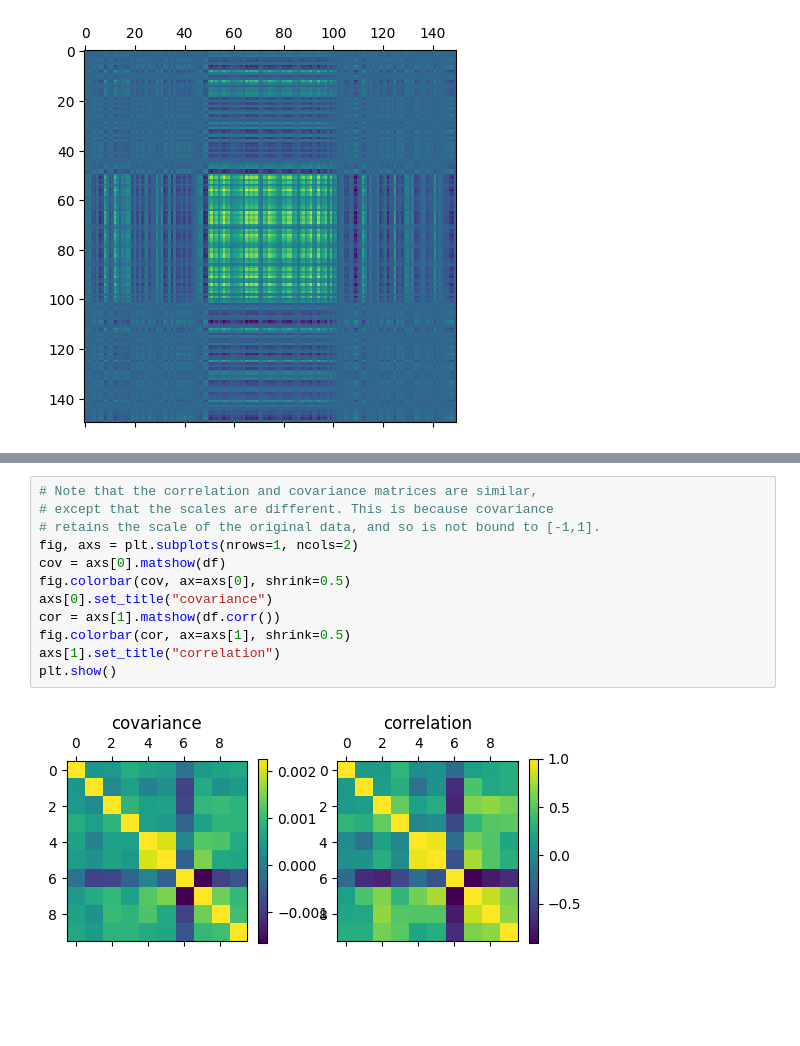
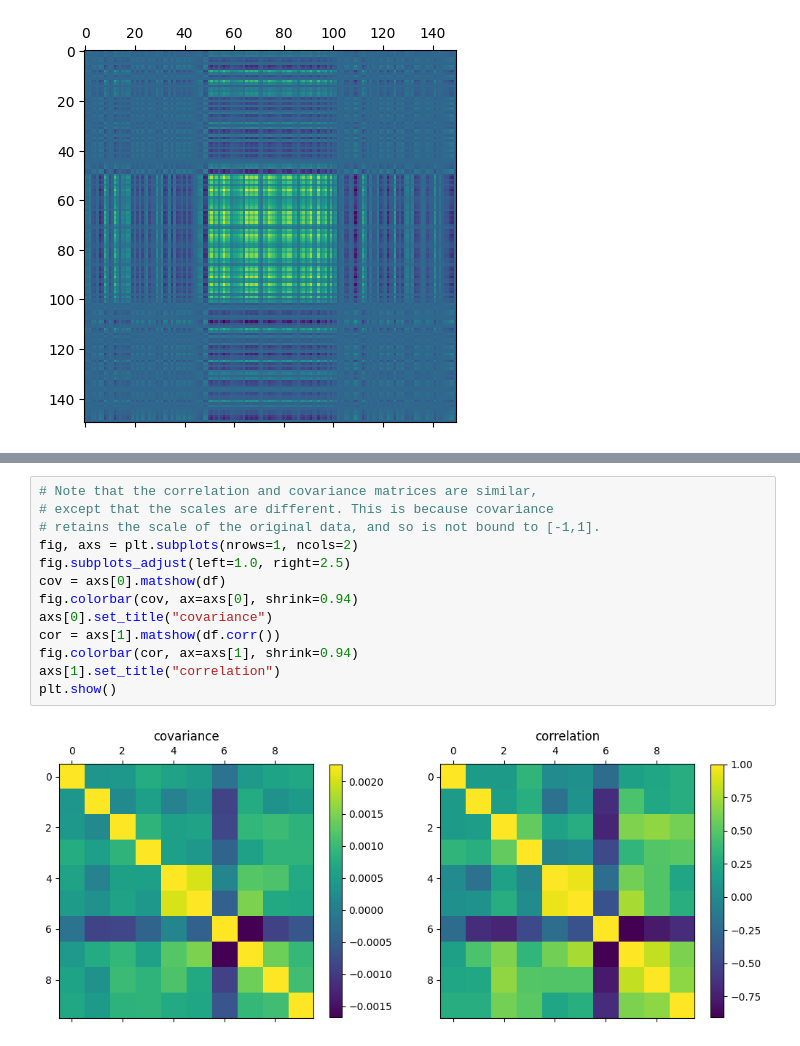
Before and after one commit to solarecho3/vectors, a Jupyter notebook: vectors.ipynb, the cells around one changed output, grey strips where cells are left out. Cells and saved outputs as stored; diff of their text form; blank space fills up the shorter version.

```diff
--- a/vectors.ipynb
+++ b/vectors.ipynb
@@ -2126,14 +2127,15 @@ display("Pearson Correlation", df.corr())
 # %%
 # Note that the correlation and covariance matrices are similar,
 # except that the scales are different. This is because covariance
 # retains the scale of the original data, and so is not bound to [-1,1].
 fig, axs = plt.subplots(nrows=1, ncols=2)
+fig.subplots_adjust(left=1.0, right=2.5)
 cov = axs[0].matshow(df)
-fig.colorbar(cov, ax=axs[0], shrink=0.5)
+fig.colorbar(cov, ax=axs[0], shrink=0.94)
 axs[0].set_title("covariance")
 cor = axs[1].matshow(df.corr())
-fig.colorbar(cor, ax=axs[1], shrink=0.5)
+fig.colorbar(cor, ax=axs[1], shrink=0.94)
 axs[1].set_title("correlation")
 plt.show()
 # %% [output]
-[figure, old version]
+[figure, new version]
```
Also changed, not shown: parts of 2 cells of this notebook, 1 other file.
